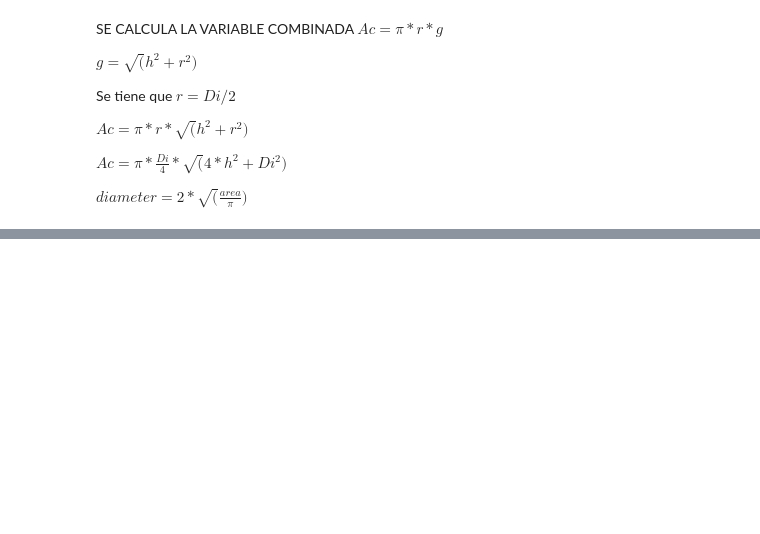
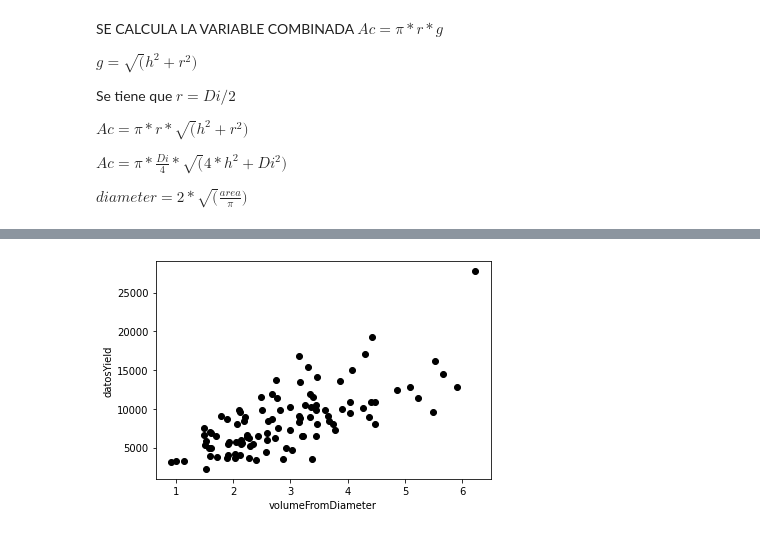
Before and after one commit to julianandres/processingyield, a Jupyter notebook: notas.ipynb, the cells around one changed output, grey strips where cells are left out. Drawn from its saved outputs; the diff is of its cells as text; code cells hidden in the pictures; blank space fills up the shorter version.

```diff
--- a/notas.ipynb
+++ b/notas.ipynb
@@ -122,0 +118,8 @@ pyplot.show()
+# %%
+pyplot.scatter(volumeFromDiameter,datos.datosYeld,c="black")
+pyplot.xlabel("volumeFromDiameter")
+pyplot.ylabel("datosYield")
+
+pyplot.show()
+# %% [output]
+[figure, added]
```
Also changed, not shown: parts of 27 cells of this notebook, 1 other file.
